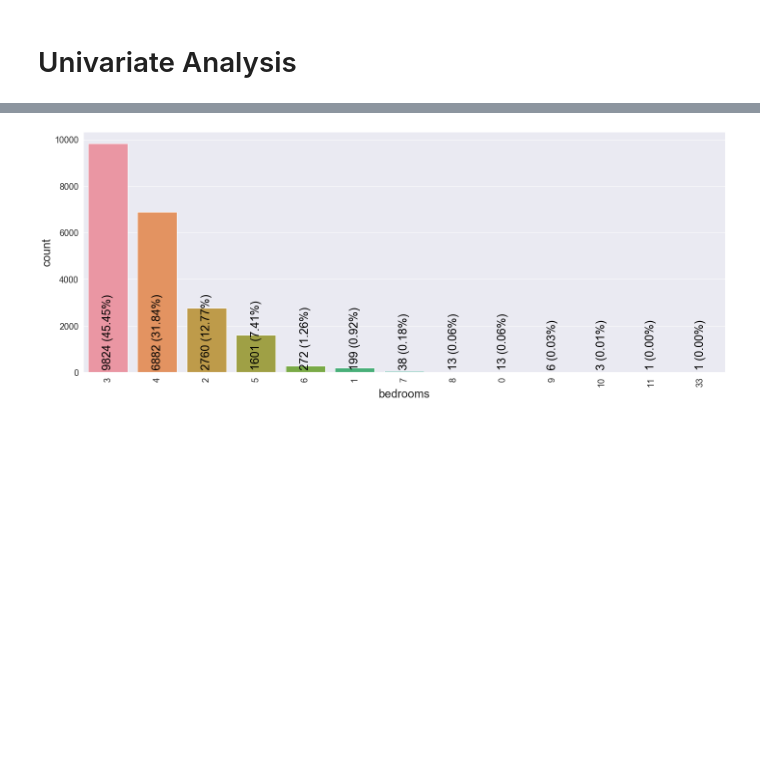
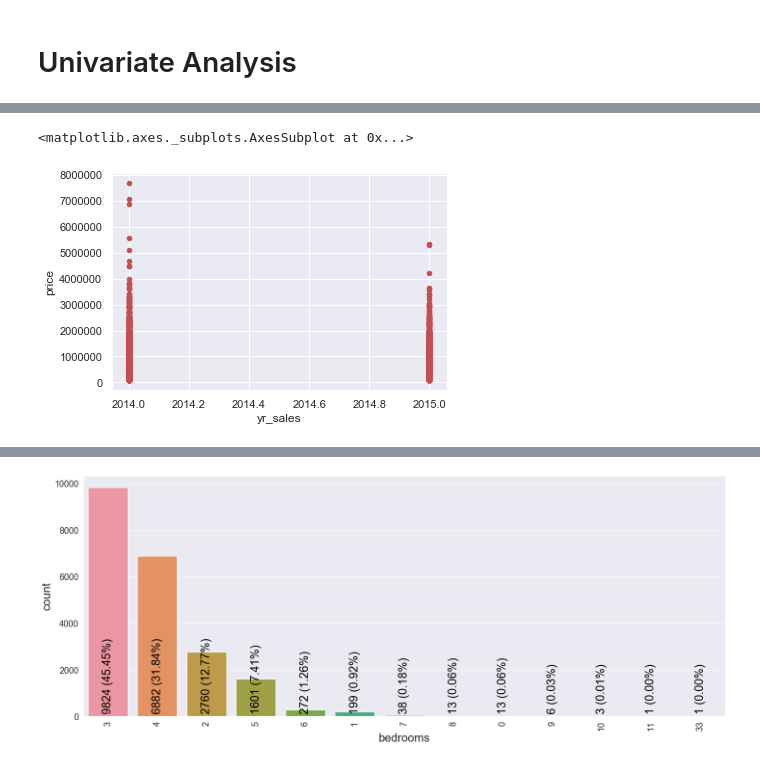
Before and after one commit to bhishanpdl/Project_House_Price_Prediction, a Jupyter notebook: notebooks/b01_regression_data_visualization_and_eda.ipynb, the cells around one changed output, grey strips where cells are left out. Saved outputs shown, nothing was run; the diff lists cells and outputs as text; code cells hidden in the pictures; blank space fills up the shorter version.

```diff
--- a/notebooks/b01_regression_data_visualization_and_eda.ipynb
+++ b/notebooks/b01_regression_data_visualization_and_eda.ipynb
@@ -139,0 +157,5 @@ df.head(1)
+# %%
+df.plot.scatter(x='yr_sales',y='price',c='r')
+# %% [output]
+<matplotlib.axes._subplots.AxesSubplot at 0x...>
+[figure, added]
```
Also changed, not shown: parts of 19 cells of this notebook, 13 other files.
